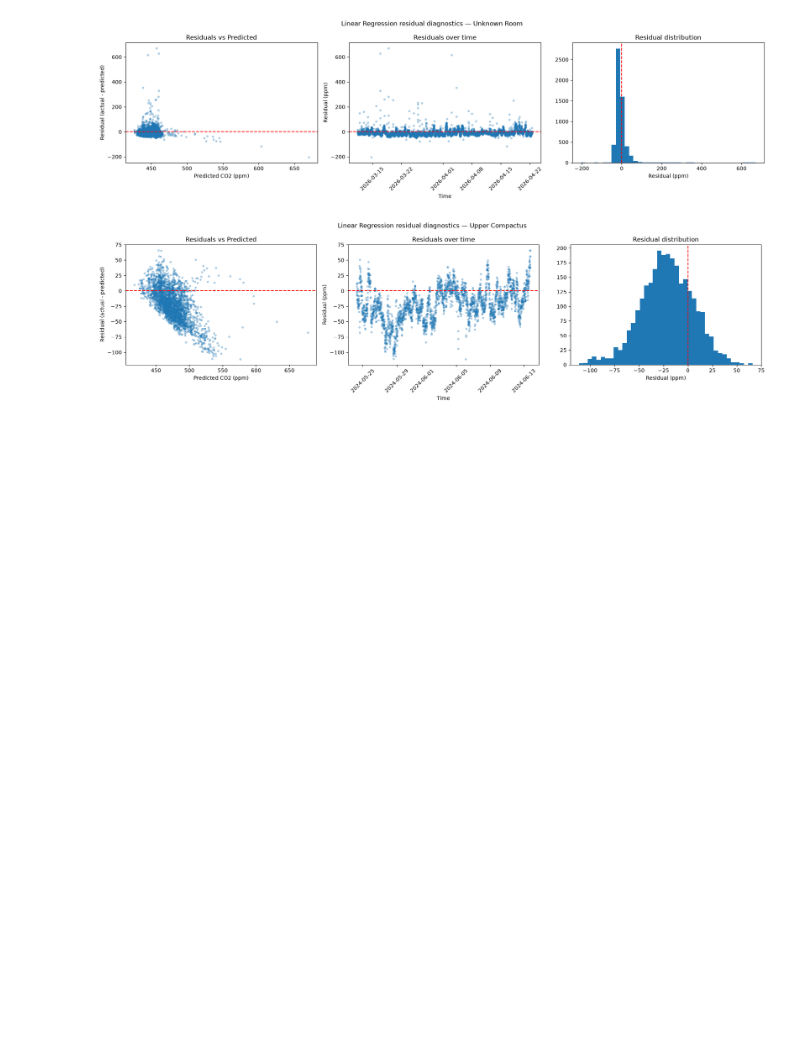
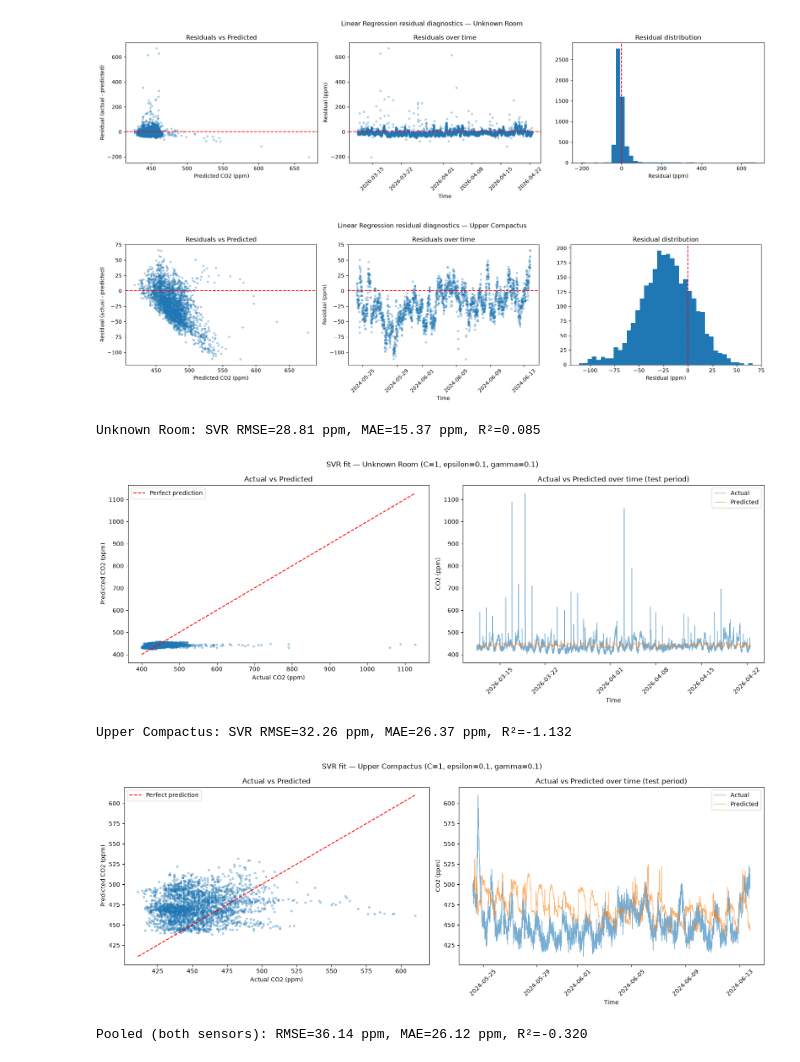
Before and after one commit to Arielhutter/MMA3001-CO2-Prediction-Project, a Jupyter notebook: project.ipynb, the cells around one changed output. Cells and saved outputs as stored; diff of their text form; code cells hidden in the pictures; blank space fills up the shorter version.

```diff
--- a/project.ipynb
+++ b/project.ipynb
@@ -599,3 +575,82 @@ for sid in df_model['sensorid'].unique():
 # %% [output]
 [figure]
 [figure]
+# %%
+# initial implementation of SVR
+from sklearn.svm import SVR
+from sklearn.preprocessing import StandardScaler
+
+svr_models = {}
+svr_results = {}
+
+for sid in df_model['sensorid'].unique():
+    sensor_label = sensor_names.get(sid, str(sid))
+    sub = df_model[df_model['sensorid'] == sid].sort_values('timestamp')
+    split_idx = int(len(sub) * 0.8)
+    train, test = sub.iloc[:split_idx], sub.iloc[split_idx:]
+
+    X_train, y_train = train[features], train['co2']
+    X_test, y_test = test[features], test['co2']
+
+    # Scale features — SVR is distance-based
+    scaler = StandardScaler()
+    X_train_scaled = scaler.fit_transform(X_train)
+    X_test_scaled = scaler.transform(X_test)
+
+    # Initial SVR model with your chosen starting parameters
+    svr = SVR(kernel='rbf', C=1, epsilon=0.1, gamma=0.1).fit(X_train_scaled, y_train)
+    pred = svr.predict(X_test_scaled)
+
+    rmse = root_mean_squared_error(y_test, pred)
+    mae = mean_absolute_error(y_test, pred)
+    r2 = r2_score(y_test, pred)
+
+    svr_models[sid] = {'model': svr, 'scaler': scaler}
+    svr_results[sid] = {'rmse': rmse, 'mae': mae, 'r2': r2}
+
+    print(f"{sensor_label}: SVR RMSE={rmse:.2f} ppm, MAE={mae:.2f} ppm, R²={r2:.3f}")
+
+    # --- Visualisation 1: Actual vs Predicted scatter ---
+    fig, axes = plt.subplots(1, 2, figsize=(16, 6))
+
+    axes[0].scatter(y_test, pred, alpha=0.3, s=10)
+    lims = [min(y_test.min(), pred.min()), max(y_test.max(), pred.max())]
+    axes[0].plot(lims, lims, color='red', linestyle='--', label='Perfect prediction')
+    axes[0].set_xlabel('Actual CO2 (ppm)')
+    axes[0].set_ylabel('Predicted CO2 (ppm)')
+    axes[0].set_title('Actual vs Predicted')
+    axes[0].legend()
+
+    # --- Visualisation 2: Actual vs Predicted over time ---
+    axes[1].plot(test['timestamp'], y_test.values, label='Actual', alpha=0.6, linewidth=1)
+    axes[1].plot(test['timestamp'], pred, label='Predicted', alpha=0.6, linewidth=1)
+    axes[1].set_xlabel('Time')
+    axes[1].set_ylabel('CO2 (ppm)')
+    axes[1].set_title('Actual vs Predicted over time (test period)')
+    axes[1].legend()
+    axes[1].tick_params(axis='x', rotation=45)
+
+    fig.suptitle(f'SVR fit — {sensor_label} (C=1, epsilon=0.1, gamma=0.1)')
+    plt.tight_layout()
+    plt.show()
+# %% [output]
+Unknown Room: SVR RMSE=28.81 ppm, MAE=15.37 ppm, R²=0.085
+[figure, added]
+Upper Compactus: SVR RMSE=32.26 ppm, MAE=26.37 ppm, R²=-1.132
+[figure, added]
+# %%
+# Quick pooled check — does combining both sensors hurt performance?
+sub_pooled = df_model.sort_values('timestamp')
+split_idx = int(len(sub_pooled) * 0.8)
+train_pooled, test_pooled = sub_pooled.iloc[:split_idx], sub_pooled.iloc[split_idx:]
+
+X_train_p, y_train_p = train_pooled[features], train_pooled['co2']
+X_test_p, y_test_p = test_pooled[features], test_pooled['co2']
+
+lr_pooled = LinearRegression().fit(X_train_p, y_train_p)
+pred_pooled = lr_pooled.predict(X_test_p)
+
+print(f"Pooled (both sensors): RMSE={root_mean_squared_error(y_test_p, pred_pooled):.2f} ppm, "
+      f"MAE={mean_absolute_error(y_test_p, pred_pooled):.2f} ppm, R²={r2_score(y_test_p, pred_pooled):.3f}")
+# %% [output]
+Pooled (both sensors): RMSE=36.14 ppm, MAE=26.12 ppm, R²=-0.320
```
Also changed, not shown: parts of 5 cells of this notebook.
